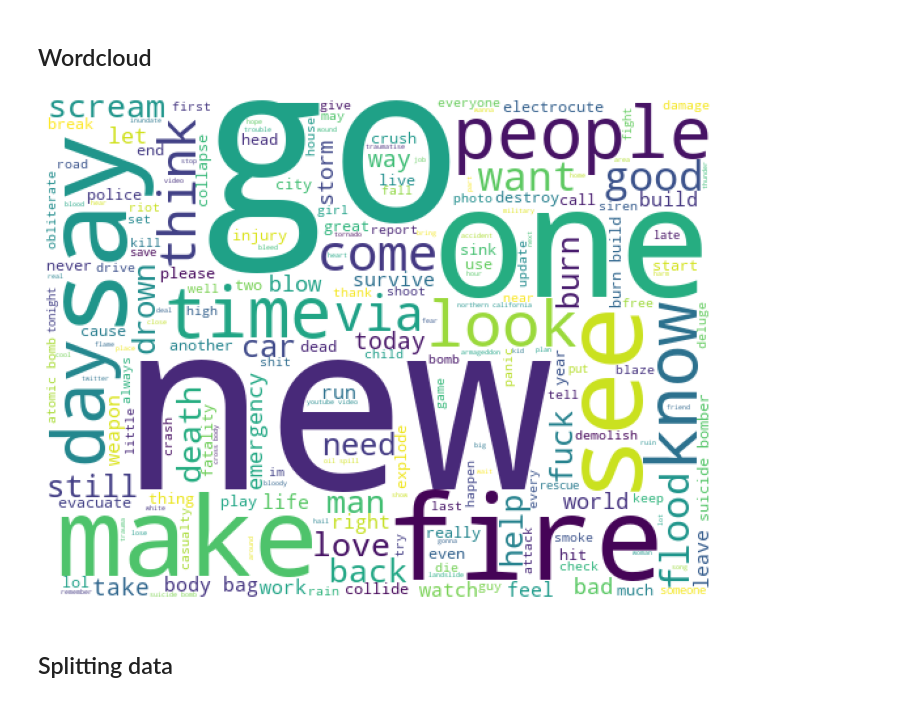
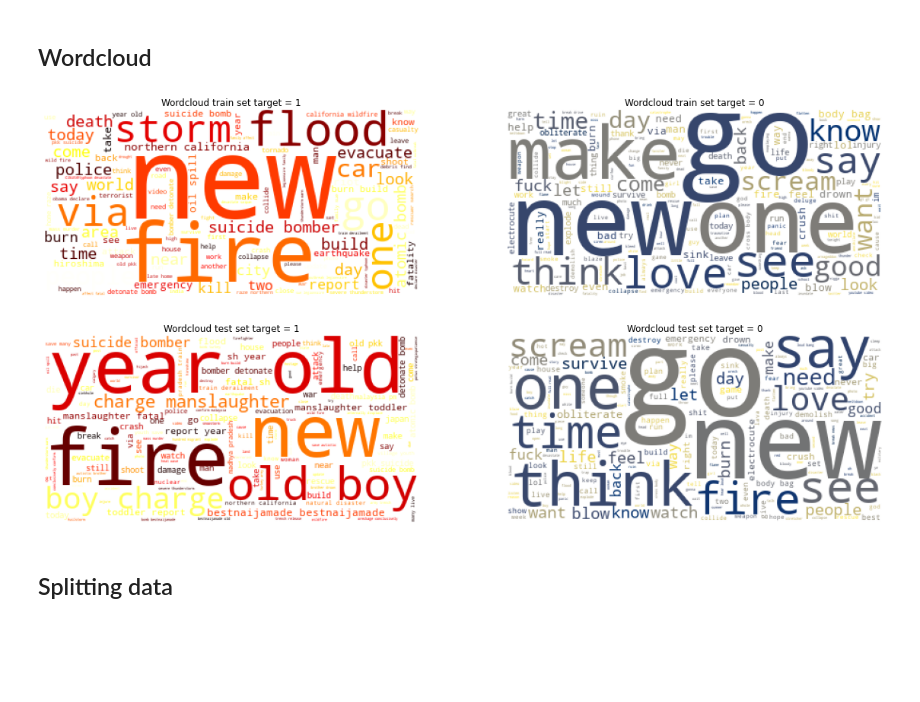
Before and after one commit to eltarr-kawther/DisasterTweets, a Jupyter notebook: disaster-tweets-classification.ipynb, the cells around one changed output. Drawn from its saved outputs; the diff is of its cells as text; code cells hidden in the pictures; blank space fills up the shorter version.

Commit message:
done wordcloud and xgboost

```diff
--- a/disaster-tweets-classification.ipynb
+++ b/disaster-tweets-classification.ipynb
@@ -198,22 +198,57 @@ df_train = preprocess(df_train)
 df_test = preprocess(df_test)
 # %% [markdown]
 ## Wordcloud
+# %%
+train_1 = df_train[df_train['target']==1].reset_index(drop=True)
+train_0 = df_train[df_train['target']==0].reset_index(drop=True)
+test_1 = df_test[df_test['target']==1].reset_index(drop=True)
+test_0 = df_test[df_test['target']==0].reset_index(drop=True)
 # %%
-texts = []
-for i in range(0, df_train.shape[0]):
-    texts.append(df_train['text_cleaned'][i])
-
-plt.subplots(figsize=(12,12))
-wordcloud = WordCloud(
-                        background_color='white',
-                        width=512,
-                        height=384
-                        ).generate(" ".join(texts))
-plt.imshow(wordcloud)
-plt.axis('off')
-plt.show()
+texts_train_1 = []
+for i in range(0, train_1.shape[0]):
+    texts_train_1.append(train_1['text_cleaned'][i])
+wordcloud1 = WordCloud(background_color='white', colormap="hot").generate(" ".join(texts_train_1))
-# %% [output]
-[figure, removed]
+# %%
+texts_train_0 = []
+for i in range(0, train_0.shape[0]):
+    texts_train_0.append(train_0['text_cleaned'][i])
+wordcloud2 = WordCloud(background_color='white', colormap="cividis").generate(" ".join(texts_train_0))
+# %%
+texts_test_1 = []
+for i in range(0, test_1.shape[0]):
+    texts_test_1.append(test_1['text_cleaned'][i])
+wordcloud3 = WordCloud(background_color='white', colormap="hot").generate(" ".join(texts_test_1))
+# %%
+texts_test_0 = []
+for i in range(0, test_0.shape[0]):
+    texts_test_0.append(test_0['text_cleaned'][i])
+wordcloud4 = WordCloud(background_color='white', colormap="cividis").generate(" ".join(texts_test_0))
+# %%
+plt.subplots(figsize = (20, 10))
+
+plt.subplot(2,2,1)
+plt.imshow(wordcloud1)
+plt.axis('off')
+plt.title("Wordcloud train set target = 1")
+
+plt.subplot(2,2,2)
+plt.imshow(wordcloud2)
+plt.axis('off')
+plt.title("Wordcloud train set target = 0")
+
+plt.subplot(2,2,3)
+plt.imshow(wordcloud3)
+plt.axis('off')
+plt.title("Wordcloud test set target = 1")
+
+plt.subplot(2,2,4)
+plt.imshow(wordcloud4)
+plt.axis('off')
+plt.title("Wordcloud test set target = 0")
+
+plt.show()
+# %% [output]
+[figure, added]
 # %% [markdown]
 ## Splitting data
 # %%
```
Also changed, not shown: parts of 31 cells of this notebook.
